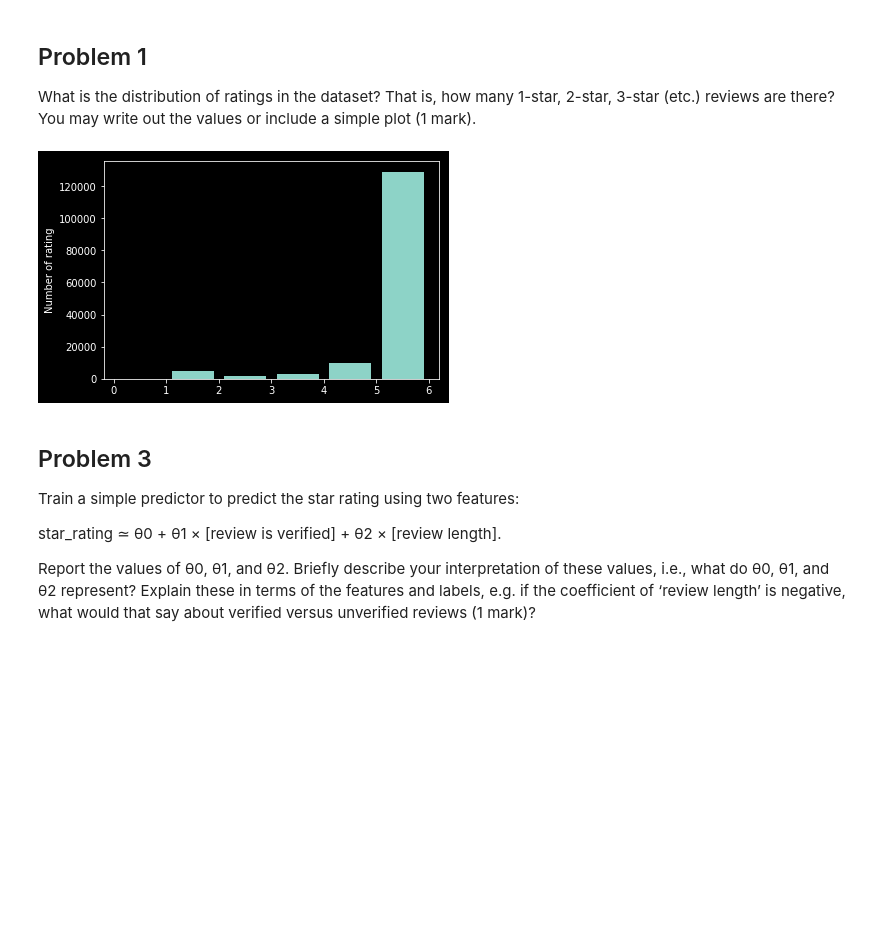
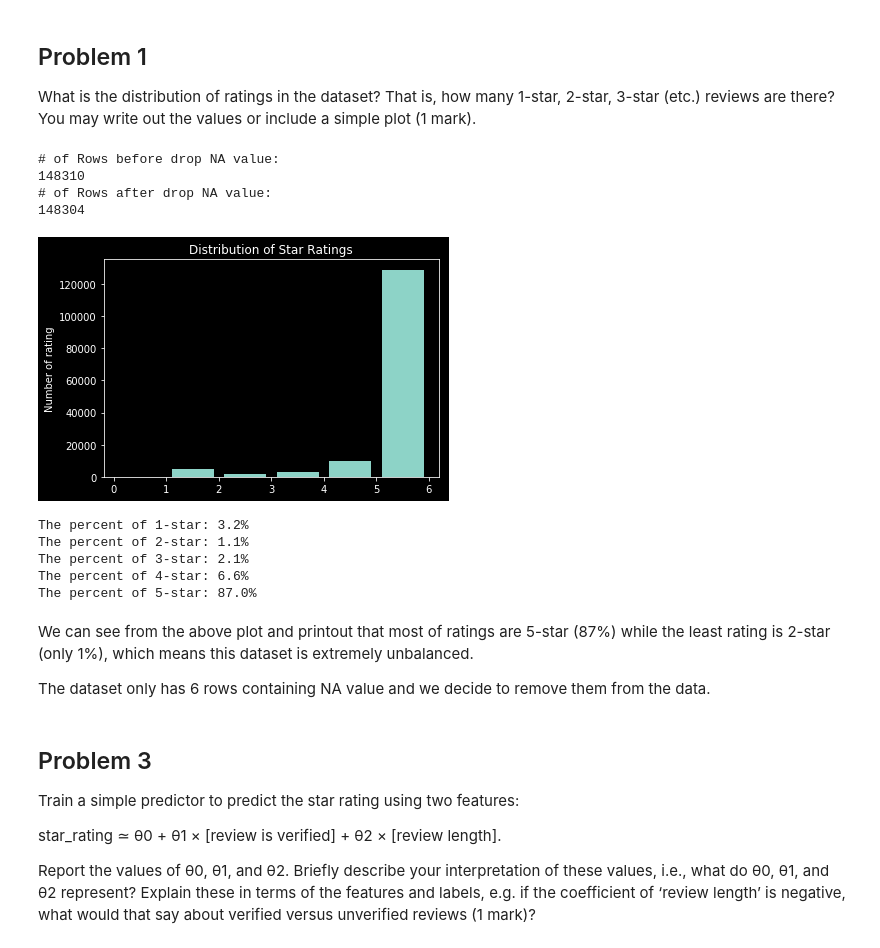
Before and after one commit to Rshcaroline/UCSD-CSE258-Web-Mining-and-Recommender-Systems, a Jupyter notebook: Homework1/homework1.ipynb, the cells around one changed output. Cells and saved outputs as stored; diff of their text form; code cells hidden in the pictures; blank space fills up the shorter version.

```diff
--- a/Homework1/homework1.ipynb
+++ b/Homework1/homework1.ipynb
@@ -22,14 +13,39 @@ import matplotlib.pyplot as plt
 import numpy as np
 import pandas as pd
 
-# read data
-data = pd.read_csv('./Homework1/amazon_reviews_us_Gift_Card_v1_00.tsv', delimiter='\t').dropna()
-plt.hist(data['star_rating'], bins=[0,1,2,3,4,5,6],rwidth=0.8)
-plt.xticks(range(0, 7))
-plt.ylabel('Number of rating')
-plt.show()
+# read data and drop NA
+data = pd.read_csv('./Homework1/amazon_reviews_us_Gift_Card_v1_00.tsv', delimiter='\t')
+print("# of Rows before drop NA value: ")
+print(len(data))
+data = data.dropna()
+print("# of Rows after drop NA value: ")
+print(len(data))
 # %% [output]
-[figure, removed]
+# of Rows before drop NA value:
+148310
+# of Rows after drop NA value:
+148304
+# %%
+plt.hist(data['star_rating'], bins=[0,1,2,3,4,5,6], rwidth=0.8)
+plt.xticks(range(0, 7))
+plt.ylabel('Number of rating')
+plt.title("Distribution of Star Ratings")
+plt.show()
+# %% [output]
+[figure, added]
+# %%
+for i in range(1, 6):
+    print("The percent of %1d-star: %.1f%%" % (i, (len(data[data['star_rating']==i])/len(data)*100)))
+# %% [output]
+The percent of 1-star: 3.2%
+The percent of 2-star: 1.1%
+The percent of 3-star: 2.1%
+The percent of 4-star: 6.6%
+The percent of 5-star: 87.0%
+# %% [markdown]
+ We can see from the above plot and printout that most of ratings are 5-star (87%) while the least rating is 2-star (only 1%), which means this dataset is extremely unbalanced.
+
+ The dataset only has 6 rows containing NA value and we decide to remove them from the data.
 # %% [markdown]
  ## Problem 3
  Train a simple predictor to predict the star rating using two features:
```
Also changed, not shown: parts of 16 cells of this notebook, 16 other files.
